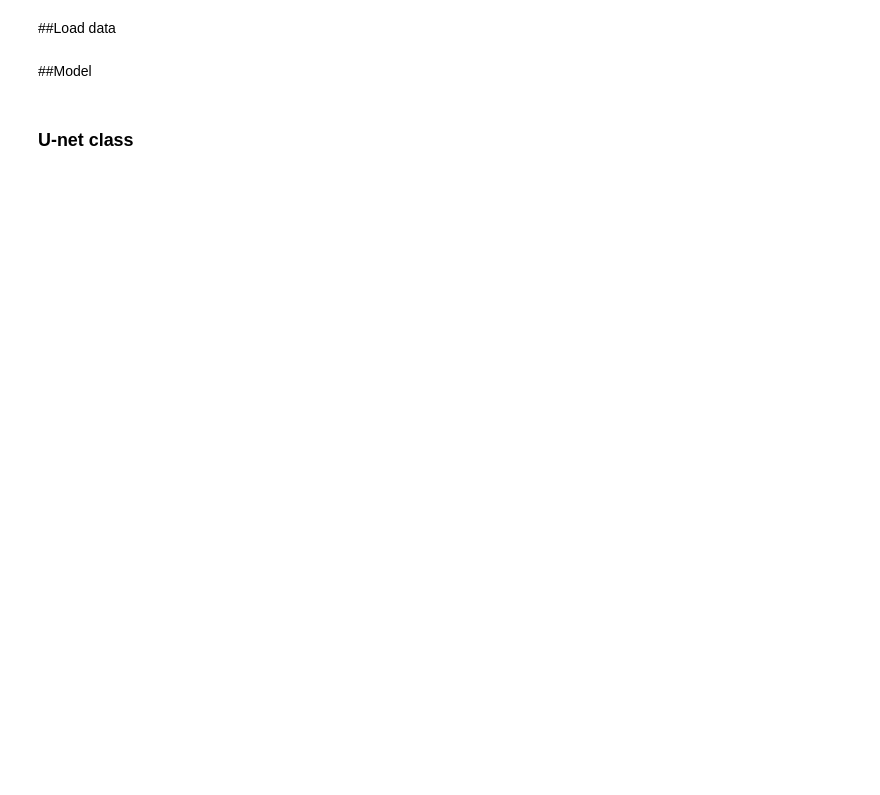
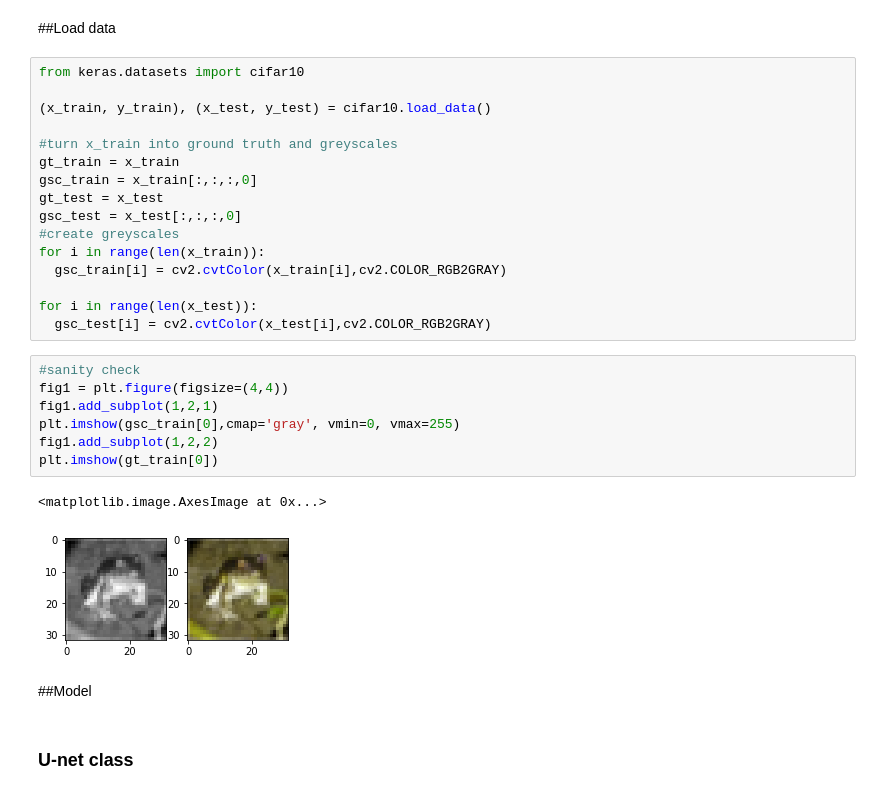
Before and after one commit to AronPerez/CS4933_Project, a Jupyter notebook: CV_GAN.ipynb, the cells around one changed output. Drawn from its saved outputs; the diff is of its cells as text; blank space fills up the shorter version.

Commit message:
loaded images into ipynb

```diff
--- a/CV_GAN.ipynb
+++ b/CV_GAN.ipynb
@@ -100,5 +108,31 @@ from .dataset import CIFAR10_DATASET, PLACES365_DATASET
 # %% [markdown]
 ##Load data
+# %%
+from keras.datasets import cifar10
+
+(x_train, y_train), (x_test, y_test) = cifar10.load_data()
+
+#turn x_train into ground truth and greyscales
+gt_train = x_train
+gsc_train = x_train[:,:,:,0]
+gt_test = x_test
+gsc_test = x_test[:,:,:,0]
+#create greyscales
+for i in range(len(x_train)):
+  gsc_train[i] = cv2.cvtColor(x_train[i],cv2.COLOR_RGB2GRAY)
+
+for i in range(len(x_test)):
+  gsc_test[i] = cv2.cvtColor(x_test[i],cv2.COLOR_RGB2GRAY)
+# %%
+#sanity check
+fig1 = plt.figure(figsize=(4,4))
+fig1.add_subplot(1,2,1)
+plt.imshow(gsc_train[0],cmap='gray', vmin=0, vmax=255)
+fig1.add_subplot(1,2,2)
+plt.imshow(gt_train[0])
+# %% [output]
+<matplotlib.image.AxesImage at 0x...>
+[figure, added]
 # %% [markdown]
 ##Model
 # %% [markdown]
```
Also changed, not shown: parts of 2 cells of this notebook.
